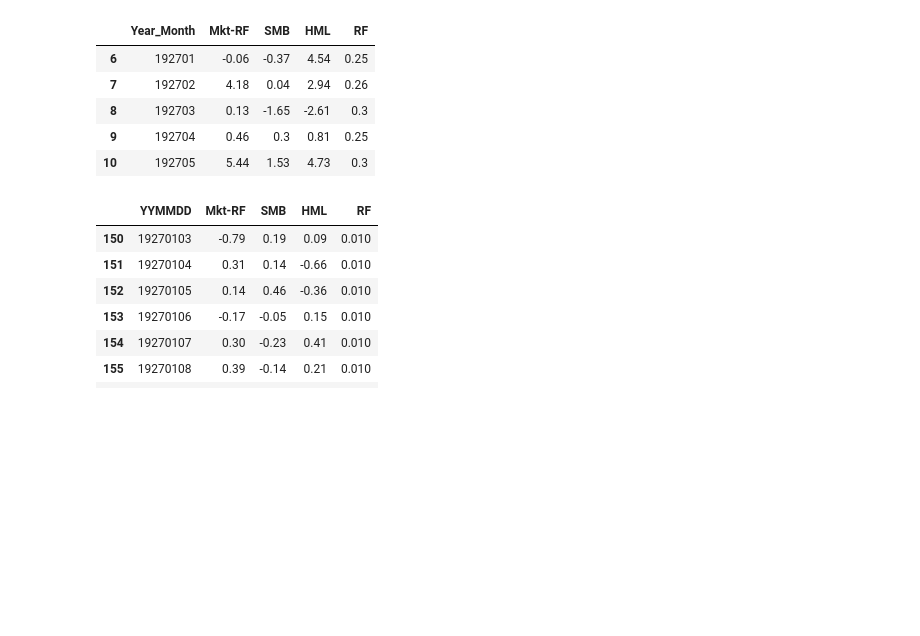
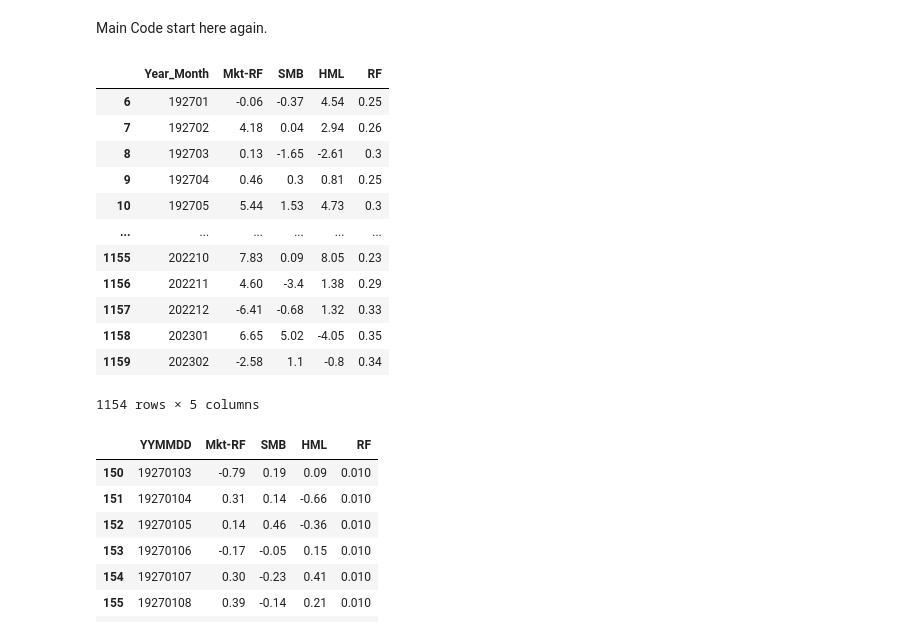
Before and after one commit to GhazaleZe/Machine-learning-for-optimal-portfolios, a Jupyter notebook: CompAss_test1.ipynb, the cells around one changed output. Cells and saved outputs as stored; diff of their text form; code cells hidden in the pictures; blank space fills up the shorter version.

```diff
--- a/CompAss_test1.ipynb
+++ b/CompAss_test1.ipynb
@@ -38,16 +66,28 @@ download_predictor = drive.CreateFile({'id': file_id_p})
+# %% [markdown]
+Main Code start here again.
 # %%
 download.GetContentFile('F-F_Research_Data_Factors.CSV')
 FF_monthly_df  = pd.read_csv("F-F_Research_Data_Factors.CSV")
-FF_monthly_df = FF_monthly_df [FF_monthly_df['Year_Month']>='192701']
 FF_monthly_df= FF_monthly_df.dropna()
-FF_monthly_df.head()
+FF_monthly_df['Year_Month'] = FF_monthly_df['Year_Month'].astype(int)
+FF_monthly_df = FF_monthly_df [FF_monthly_df['Year_Month']>=192701]
+FF_monthly_df['Year_Month'] = FF_monthly_df['Year_Month'].astype(str)
+FF_monthly_df['Mkt-RF'] = FF_monthly_df['Mkt-RF'].astype(float )
+FF_monthly_df.sort_values('Year_Month', ascending=True)
 # %% [output]
 |  | Year_Month | Mkt-RF | SMB | HML | RF |
 | 6 | 192701 | -0.06 | -0.37 | 4.54 | 0.25 |
 | 7 | 192702 | 4.18 | 0.04 | 2.94 | 0.26 |
 | 8 | 192703 | 0.13 | -1.65 | -2.61 | 0.3 |
 | 9 | 192704 | 0.46 | 0.3 | 0.81 | 0.25 |
 | 10 | 192705 | 5.44 | 1.53 | 4.73 | 0.3 |
+| ... | ... | ... | ... | ... | ... |
+| 1155 | 202210 | 7.83 | 0.09 | 8.05 | 0.23 |
+| 1156 | 202211 | 4.60 | -3.4 | 1.38 | 0.29 |
+| 1157 | 202212 | -6.41 | -0.68 | 1.32 | 0.33 |
+| 1158 | 202301 | 6.65 | 5.02 | -4.05 | 0.35 |
+| 1159 | 202302 | -2.58 | 1.1 | -0.8 | 0.34 |
+1154 rows × 5 columns
 # %%
 download_daily.GetContentFile('F-F_Research_Data_Factors_daily.CSV')
 FF_daily_df  = pd.read_csv("F-F_Research_Data_Factors_daily.CSV")
```
Also changed, not shown: parts of 11 cells of this notebook.
